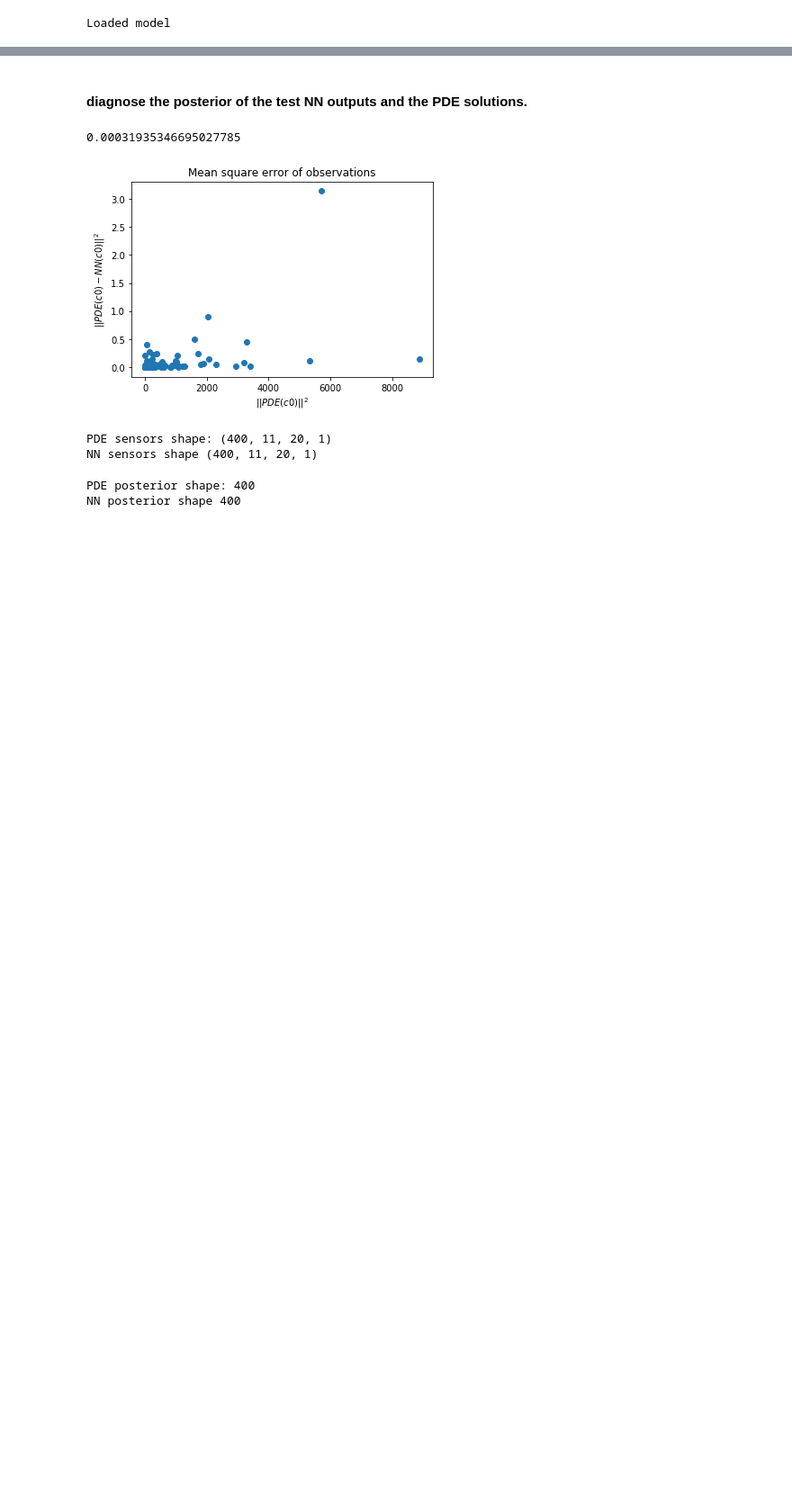
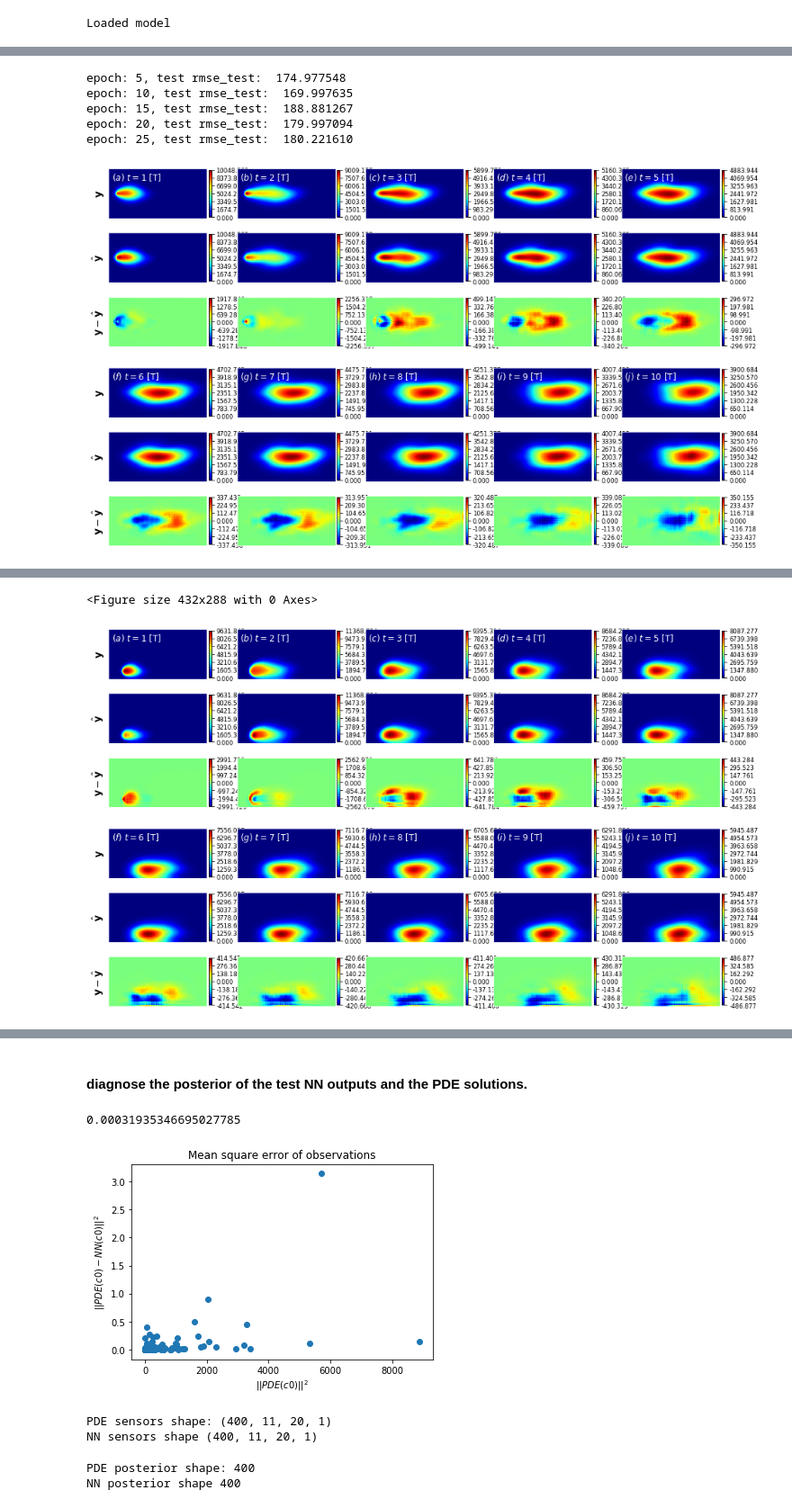
Before and after one commit to ZitongZhou/react_inverse, a Jupyter notebook: react_trans_NN.ipynb, the cells around one changed output, grey strips where cells are left out. Shown at 90% size. Saved outputs shown, nothing was run; the diff lists cells and outputs as text; code cells hidden in the pictures; blank space fills up the shorter version.

```diff
--- a/react_trans_NN.ipynb
+++ b/react_trans_NN.ipynb
@@ -74,3 +70,16 @@ x_obs = np.random.randint(low = 30, high = 80, size = 20)
+# %%
+y_wel = np.array([6, 13, 20, 27, 34,
+        6, 13, 20, 27, 34,
+        6, 13, 20, 27, 34,
+        6, 13, 20, 27, 34])# #np.random.randint(low = 5, high = 35, size = 20)
+x_wel = np.array([1, 1, 1, 1, 1,
+         7, 7, 7, 7, 7,
+         13, 13, 13, 13, 13,
+         20, 20, 20, 20, 20])# #np.random.randint(low = 0, high = 25, size = 20)
+
+np.random.seed(888)
+y_obs = np.random.randint(low = 5, high = 35, size = 20)
+x_obs = np.random.randint(low = 30, high = 80, size = 20)
 # %%
 ind = np.random.randint(0, 1500, 1)
 print(N_obs[int(ind)][0] == N_maps[int(ind)][0][(y_obs, x_obs)])
@@ -512,7 +534,8 @@ optimizer = optim.Adam(model.parameters(), lr=0.005, weight_decay=5e-5)
 scheduler = ReduceLROnPlateau(optimizer, mode='min', factor=0.5, patience=10,
                     verbose=True, threshold=0.0001, threshold_mode='rel',
                     cooldown=0, min_lr=0, eps=1e-08)
-num_test = 400
+num_test = 500
+
 def test(epoch, plot_intv):
     model.eval()
     loss = 0.
@@ -520,7 +543,7 @@ def test(epoch, plot_intv):
         input, target = input.to(device), target.to(device)
         with torch.no_grad():
             output = model(input)
-        loss += F.mse_loss(output, target,size_average=False).item()
+        loss += F.mse_loss(output, target,reduction='sum').item()
 
         # plot predictions
         if epoch % plot_intv == 0 and batch_idx == len(test_loader) - 1:
@@ -680,0 +650,60 @@ KeyboardInterrupt: ignored
+# %%
+n_epochs = 300
+log_interval = 5
+plot_interval = 30
+rmse_train, rmse_test = [], []
+w_s = 0.2
+w_w = 0.1
+tic = time.time()
+model_dir = '/content/drive/My Drive/inverse_modeling/reactive_transport/net_files'
+for epoch in range(1, n_epochs+1):
+    model.train()
+    mse = 0.
+    for batch_idx, (input, target) in enumerate(train_loader):
+        input, target= input.to(device), target.to(device)
+        model.zero_grad()
+        output = model(input)
+        loss = F.l1_loss(output, target,reduction='sum')
+        ##add additional loss near to the sensors
+        loss += w_s * F.l1_loss(output[:,:,y_obs, x_obs], target[:,:,y_obs, x_obs], reduction='sum')
+        loss += w_s * F.l1_loss(output[:,:,y_obs-1, x_obs], target[:,:,y_obs-1, x_obs], reduction='sum')
+        loss += w_s * F.l1_loss(output[:,:,y_obs+1, x_obs], target[:,:,y_obs+1, x_obs], reduction='sum')
+        loss += w_s * F.l1_loss(output[:,:,y_obs, x_obs-1], target[:,:,y_obs, x_obs-1], reduction='sum')
+        loss += w_s * F.l1_loss(output[:,:,y_obs, x_obs-1], target[:,:,y_obs, x_obs-1], reduction='sum')
+        ##add additional loss near to the wells candidates
+        loss += w_w * F.l1_loss(output[:,:,y_wel, x_wel], target[:,:,y_wel, x_wel], reduction='sum')
+        loss += w_w * F.l1_loss(output[:,:,y_wel-1, x_wel], target[:,:,y_wel-1, x_wel], reduction='sum')
+        loss += w_w * F.l1_loss(output[:,:,y_wel+1, x_wel], target[:,:,y_wel+1, x_wel], reduction='sum')
+        loss += w_w * F.l1_loss(output[:,:,y_wel, x_wel-1], target[:,:,y_wel, x_wel-1], reduction='sum')
+        loss += w_w * F.l1_loss(output[:,:,y_wel, x_wel+1], target[:,:,y_wel, x_wel+1], reduction='sum')
+        # loss = F.mse_loss(output, target,reduction='sum')
+        loss.backward()
+        optimizer.step()
+        mse += F.mse_loss(output, target,reduction='sum').item()
+
+    rmse = np.sqrt(mse / n_out_pixels_train)
+    scheduler.step(rmse)
+
+    if epoch % log_interval == 0:
+        # r2_score = 1 - mse / y_train_var
+        # print("epoch: {}, training r2-score: {:.4f}".format(epoch, r2_score))
+        # r2_train.append(r2_score)
+        rmse_train.append(rmse)
+        rmse_t = test(epoch, plot_intv=plot_interval)
+        # r2_test.append(r2_t)
+        rmse_test.append(rmse_t)
+
+    # save model
+    if epoch == n_epochs:
+        torch.save(model.state_dict(), model_dir + "/model_epoch{}.pth".format(epoch))
+
+tic2 = time.time()
+print("Done training {} epochs with {} data using {} seconds"
+      .format(n_epochs, 1000, tic2 - tic))
+# %% [output]
+epoch: 5, test rmse_test:  174.977548
+epoch: 10, test rmse_test:  169.997635
+epoch: 15, test rmse_test:  188.881267
+epoch: 20, test rmse_test:  179.997094
+epoch: 25, test rmse_test:  180.221610
+[figure, added]
@@ -680,0 +718,2 @@ KeyboardInterrupt: ignored
+<Figure size 432x288 with 0 Axes>
+[figure, added]
```
Also changed, not shown: parts of 9 cells of this notebook.
